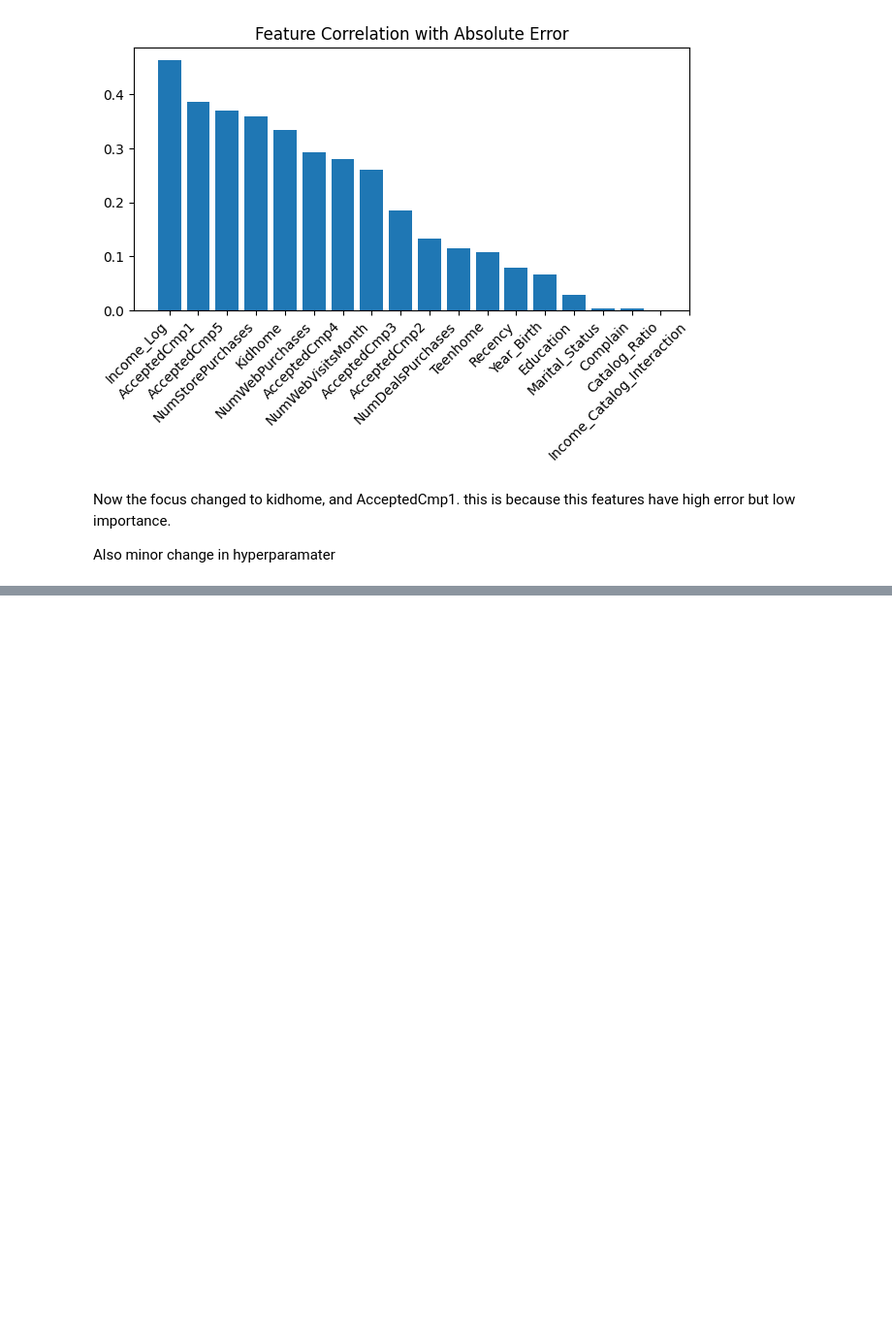
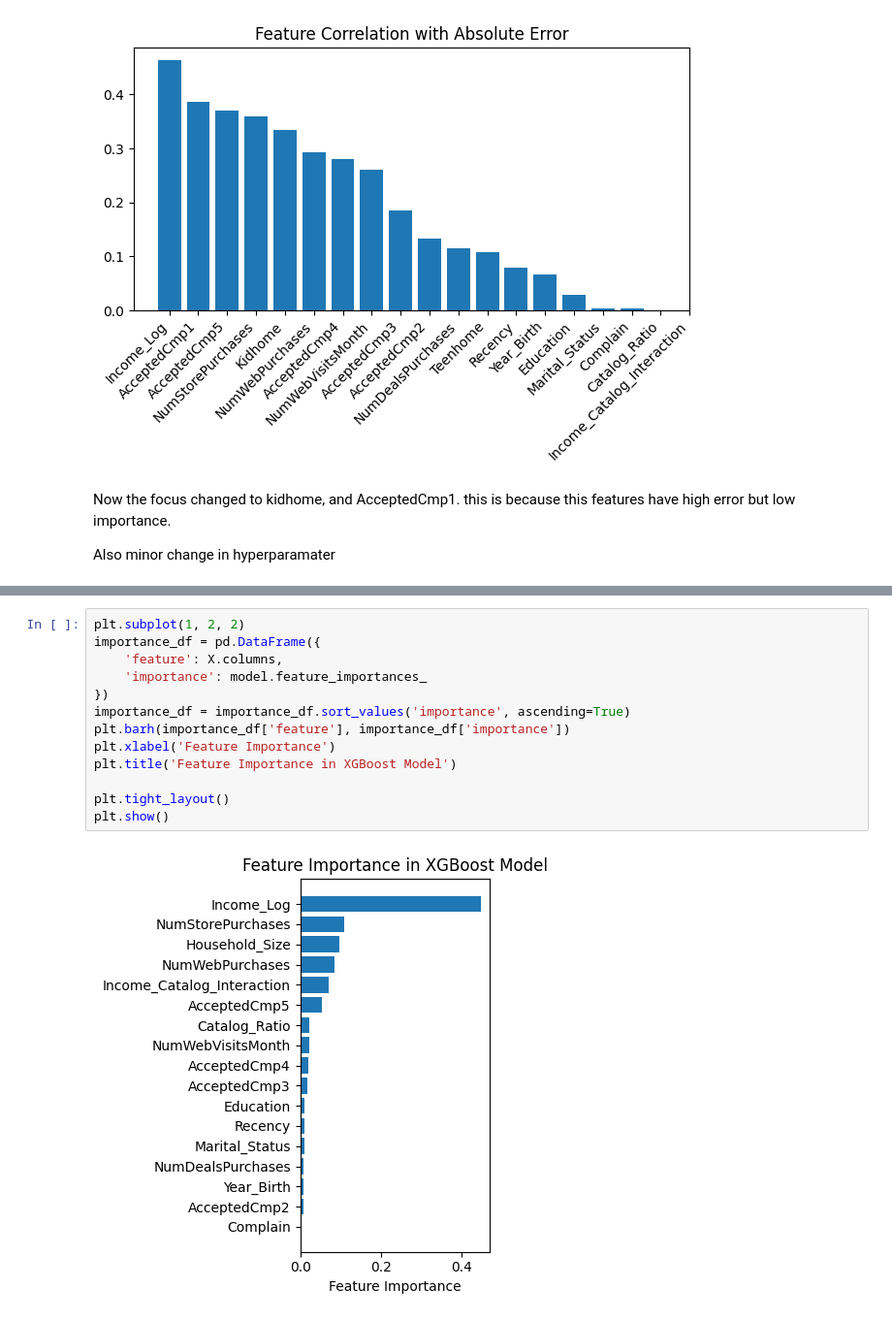
Before and after one commit to GodErlich/TDS-project, a Jupyter notebook: analysis_part2.ipynb, the cells around one changed output, grey strips where cells are left out. Shown: that part at 97% size. Cells and saved outputs as stored; diff of their text form; blank space fills up the shorter version.

```diff
--- a/analysis_part2.ipynb
+++ b/analysis_part2.ipynb
@@ -368,0 +381,15 @@ In total we improved the R2 score from 0.852 to 0.912.
+# %%
+plt.subplot(1, 2, 2)
+importance_df = pd.DataFrame({
+    'feature': X.columns,
+    'importance': model.feature_importances_
+})
+importance_df = importance_df.sort_values('importance', ascending=True)
+plt.barh(importance_df['feature'], importance_df['importance'])
+plt.xlabel('Feature Importance')
+plt.title('Feature Importance in XGBoost Model')
+
+plt.tight_layout()
+plt.show()
+# %% [output]
+[figure, added]
```
Also changed, not shown: parts of 11 cells of this notebook.
